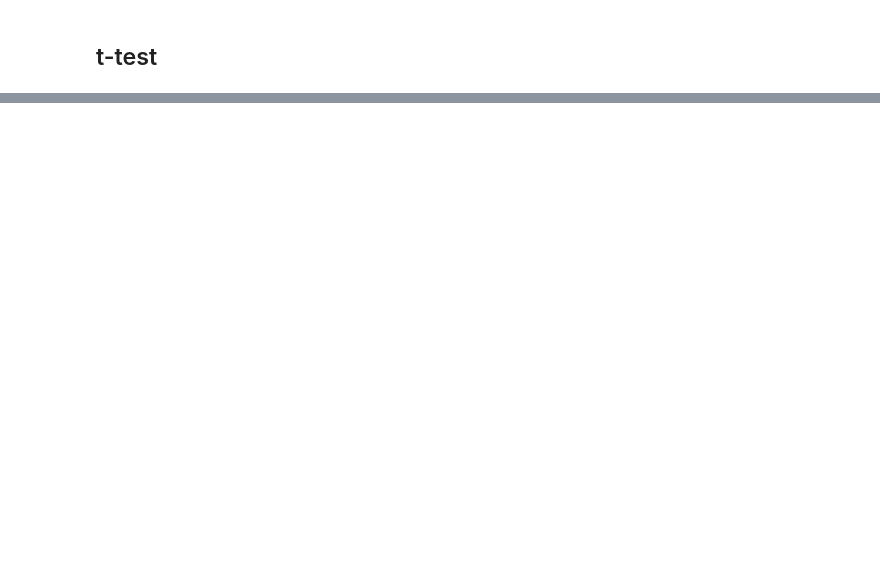
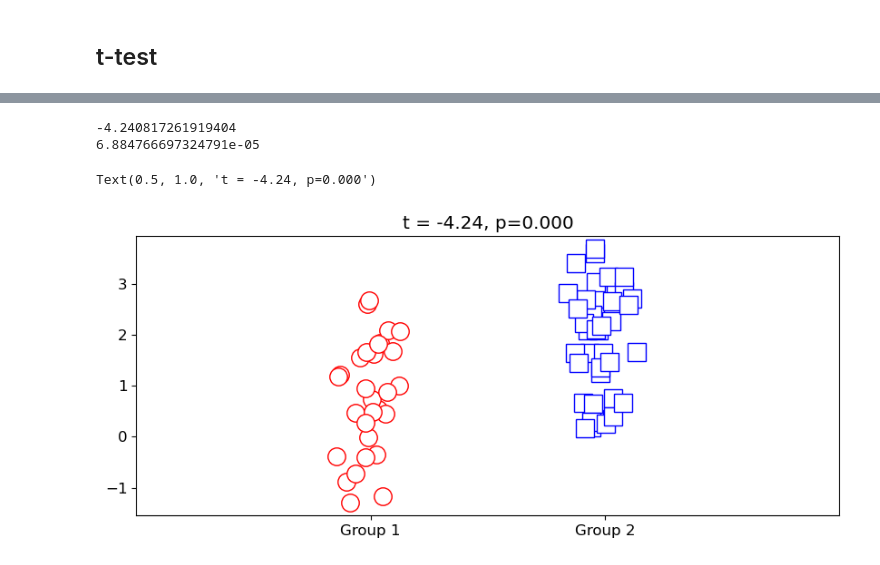
Before and after one commit to mus514/Probabilistic-ML, a Jupyter notebook: Math/math_functions.ipynb, the cells around one changed output, grey strips where cells are left out. Cells and saved outputs as stored; diff of their text form; code cells hidden in the pictures; blank space fills up the shorter version.

```diff
--- a/Math/math_functions.ipynb
+++ b/Math/math_functions.ipynb
@@ -117,2 +118,18 @@ Text(0.5, 1.0, 'The two methode correlate at r=1.0')
 # %% [markdown]
 ## t-test
+# %%
+n1 = 30
+n2 = 40
+mu1 = 1
+mu2 = 2
+
+data1 = mu1 + np.random.randn(n1)
+data2 = mu2 + np.random.randn(n2)
+
+
+
+plt.plot(np.zeros(n1), data1, 'ro', markerfacecolor='w', markersize=14)
+plt.plot(np.ones(n2), data2, 'bs', markerfacecolor='w', markersize=14)
+plt.xlim([-1, 2])
+plt.xticks([0, 1], labels = ['Group 1', 'Group 2'])
+plt.show()
@@ -118,0 +138,19 @@ Text(0.5, 1.0, 'The two methode correlate at r=1.0')
+# %%
+t, p = stats.ttest_ind(data1, data2)
+print(t)
+print(p)
+# %% [output]
+-4.240817261919404
+6.884766697324791e-05
+# %%
+fig = plt.figure(figsize=(10, 4))
+
+plt.plot(0 + np.random.randn(n1) / 15, data1, 'ro', markerfacecolor='w', markersize=14)
+plt.plot(1+np.random.randn(n2)/15, data2, 'bs',markerfacecolor='w',markersize=14)
+plt.xlim([-1, 2])
+plt.xticks([0, 1], labels=['Group 1', 'Group 2'])
+
+plt.title(f't = {t:.2f}, p={p:.3f}')
+# %% [output]
+Text(0.5, 1.0, 't = -4.24, p=0.000')
+[figure, added]
```
Also changed, not shown: parts of 5 cells of this notebook, 5 other files.
